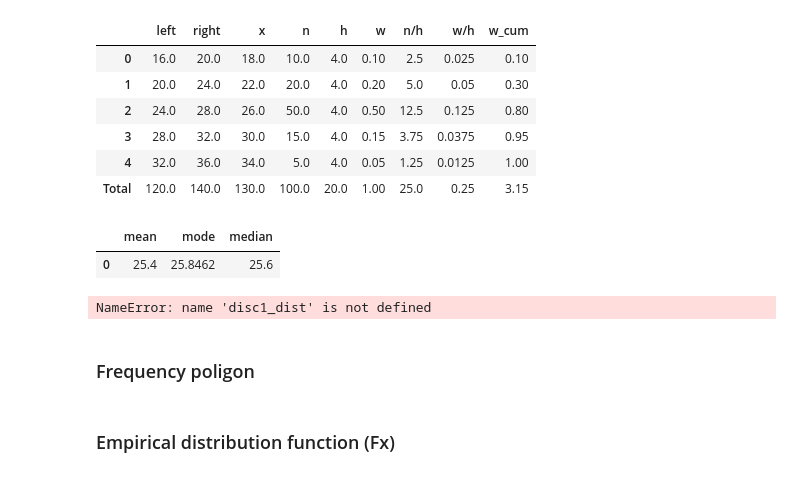
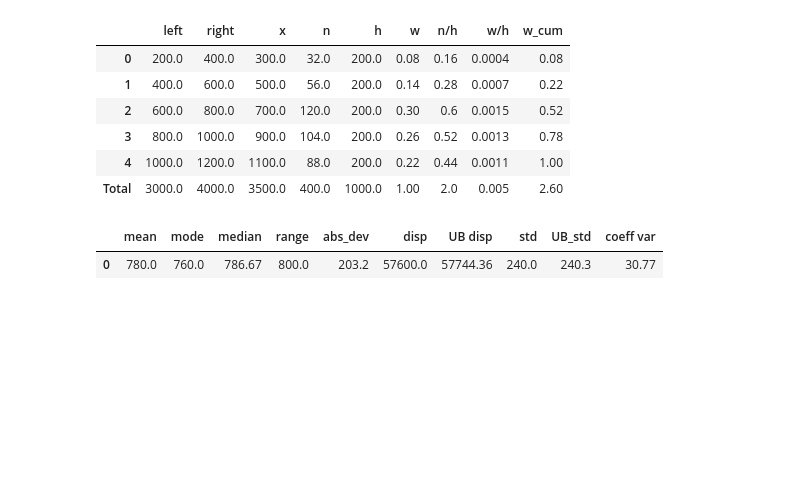
Before and after one commit to wochichaofan/Math, a Jupyter notebook: MatStat/Exercises.ipynb, the cells around one changed output. Cells and saved outputs as stored; diff of their text form; code cells hidden in the pictures; blank space fills up the shorter version.

```diff
--- a/MatStat/Exercises.ipynb
+++ b/MatStat/Exercises.ipynb
@@ -13,23 +5,27 @@ data = np.array([
+# %%
+data = np.array([
+    (None, 400, 32),
+    (400, 600, 56),
+    (600, 800, 120),
+    (800, 1000, 104),
+    (1000, None, 88)
+                ])
 # %%
-ivs = matstat.intervalVariationSeries(data)
+ivs = SB.intervalVariationSeries(data)
 # %%
 ivs.table
 # %% [output]
 |  | left | right | x | n | h | w | n/h | w/h | w_cum |
-| 0 | 16.0 | 20.0 | 18.0 | 10.0 | 4.0 | 0.10 | 2.5 | 0.025 | 0.10 |
-| 1 | 20.0 | 24.0 | 22.0 | 20.0 | 4.0 | 0.20 | 5.0 | 0.05 | 0.30 |
-| 2 | 24.0 | 28.0 | 26.0 | 50.0 | 4.0 | 0.50 | 12.5 | 0.125 | 0.80 |
-| 3 | 28.0 | 32.0 | 30.0 | 15.0 | 4.0 | 0.15 | 3.75 | 0.0375 | 0.95 |
-| 4 | 32.0 | 36.0 | 34.0 | 5.0 | 4.0 | 0.05 | 1.25 | 0.0125 | 1.00 |
-| Total | 120.0 | 140.0 | 130.0 | 100.0 | 20.0 | 1.00 | 25.0 | 0.25 | 3.15 |
+| 0 | 200.0 | 400.0 | 300.0 | 32.0 | 200.0 | 0.08 | 0.16 | 0.0004 | 0.08 |
+| 1 | 400.0 | 600.0 | 500.0 | 56.0 | 200.0 | 0.14 | 0.28 | 0.0007 | 0.22 |
+| 2 | 600.0 | 800.0 | 700.0 | 120.0 | 200.0 | 0.30 | 0.6 | 0.0015 | 0.52 |
+| 3 | 800.0 | 1000.0 | 900.0 | 104.0 | 200.0 | 0.26 | 0.52 | 0.0013 | 0.78 |
+| 4 | 1000.0 | 1200.0 | 1100.0 | 88.0 | 200.0 | 0.22 | 0.44 | 0.0011 | 1.00 |
+| Total | 3000.0 | 4000.0 | 3500.0 | 400.0 | 1000.0 | 1.00 | 2.0 | 0.005 | 2.60 |
+# %%
+stats = stattools.Stats(ivs)
 # %%
-ivs.show_stats()
+stats.show_stats()
 # %% [output]
-|  | mean | mode | median |
-| 0 | 25.4 | 25.8462 | 25.6 |
+|  | mean | mode | median | range | abs_dev | disp | UB disp | std | UB_std | coeff var |
+| 0 | 780.0 | 760.0 | 786.67 | 800.0 | 203.2 | 57600.0 | 57744.36 | 240.0 | 240.3 | 30.77 |
-# %%
-disc1_dist.table
-# %% [output]
-NameError: name 'disc1_dist' is not defined
-# %% [markdown]
-### Frequency poligon
@@ -38,2 +31,0 @@ disc1_dist.plot_polygon()
-# %% [markdown]
-### Empirical distribution function (Fx)
```
Also changed, not shown: parts of 11 cells of this notebook, 7 other files.
